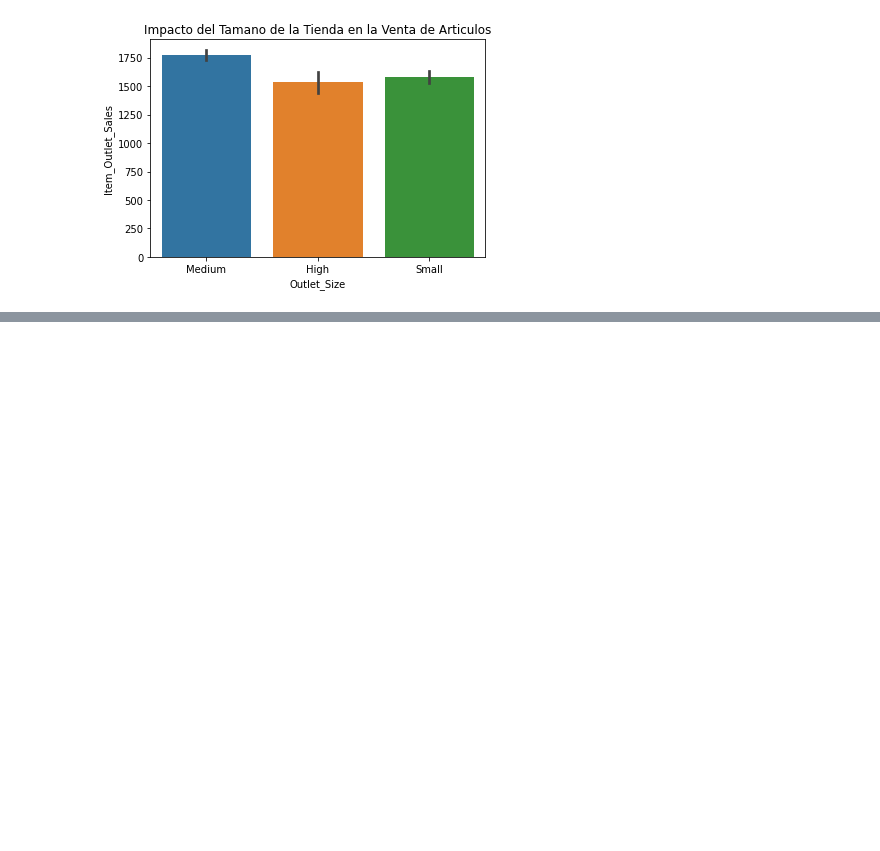
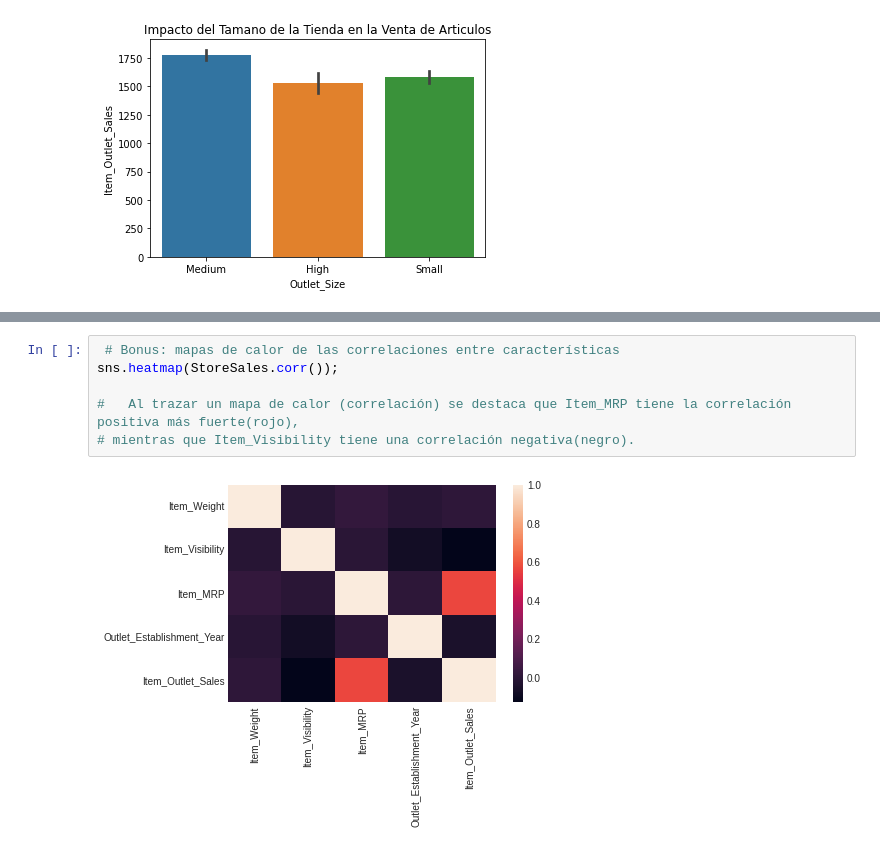
Before and after one commit to oscarastuaq/How_Common_is_Your_-Birthday-, a Jupyter notebook: Proyecto_1.ipynb, the cells around one changed output, grey strips where cells are left out. Drawn from its saved outputs; the diff is of its cells as text; blank space fills up the shorter version.

```diff
--- a/Proyecto_1.ipynb
+++ b/Proyecto_1.ipynb
@@ -425,0 +468,8 @@ plt.show()
+# %%
+ # Bonus: mapas de calor de las correlaciones entre características
+sns.heatmap(StoreSales.corr());
+
+#   Al trazar un mapa de calor (correlación) se destaca que Item_MRP tiene la correlación positiva más fuerte(rojo),
+# mientras que Item_Visibility tiene una correlación negativa(negro).
+# %% [output]
+[figure, added]
```
Also changed, not shown: parts of 22 cells of this notebook.
